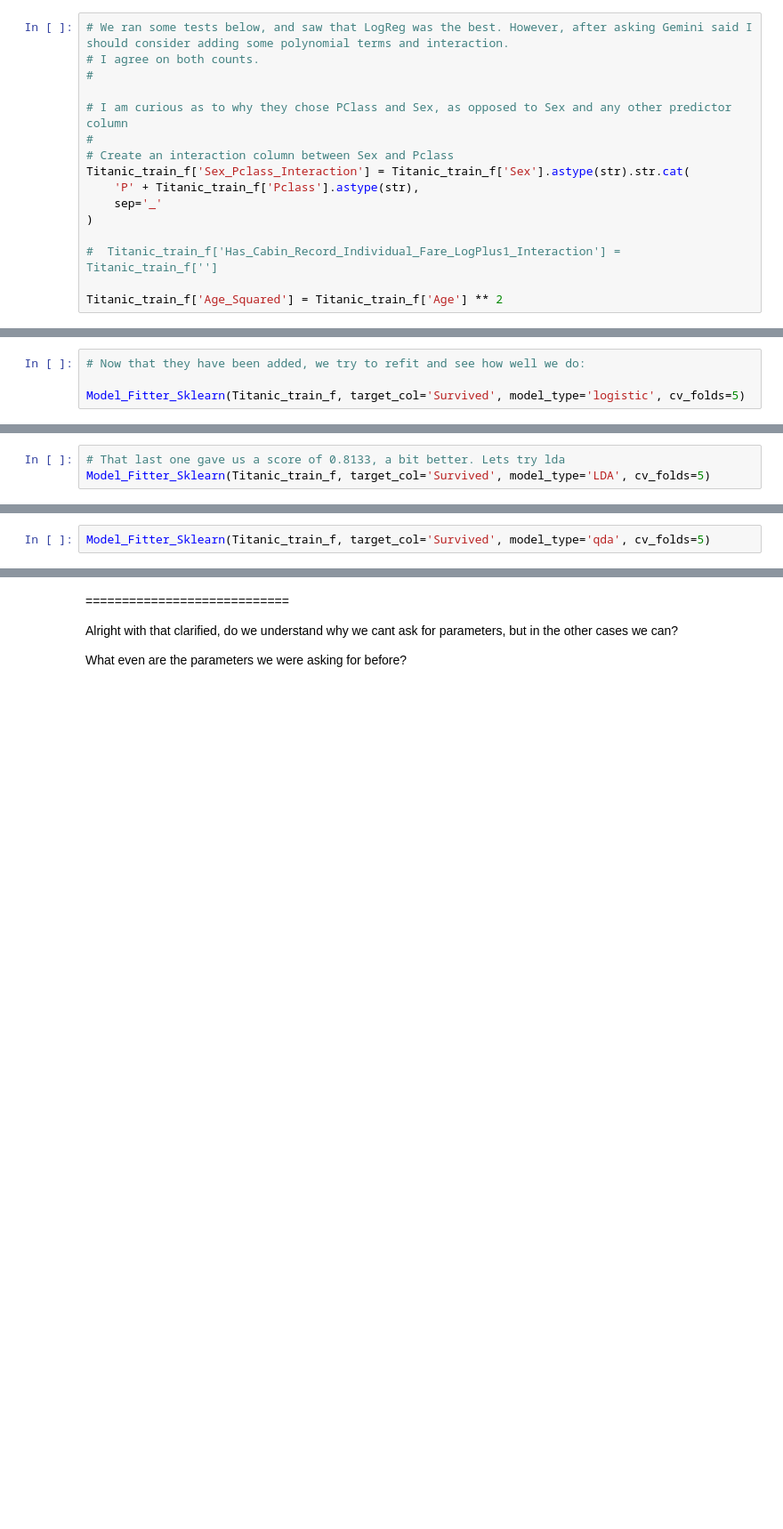
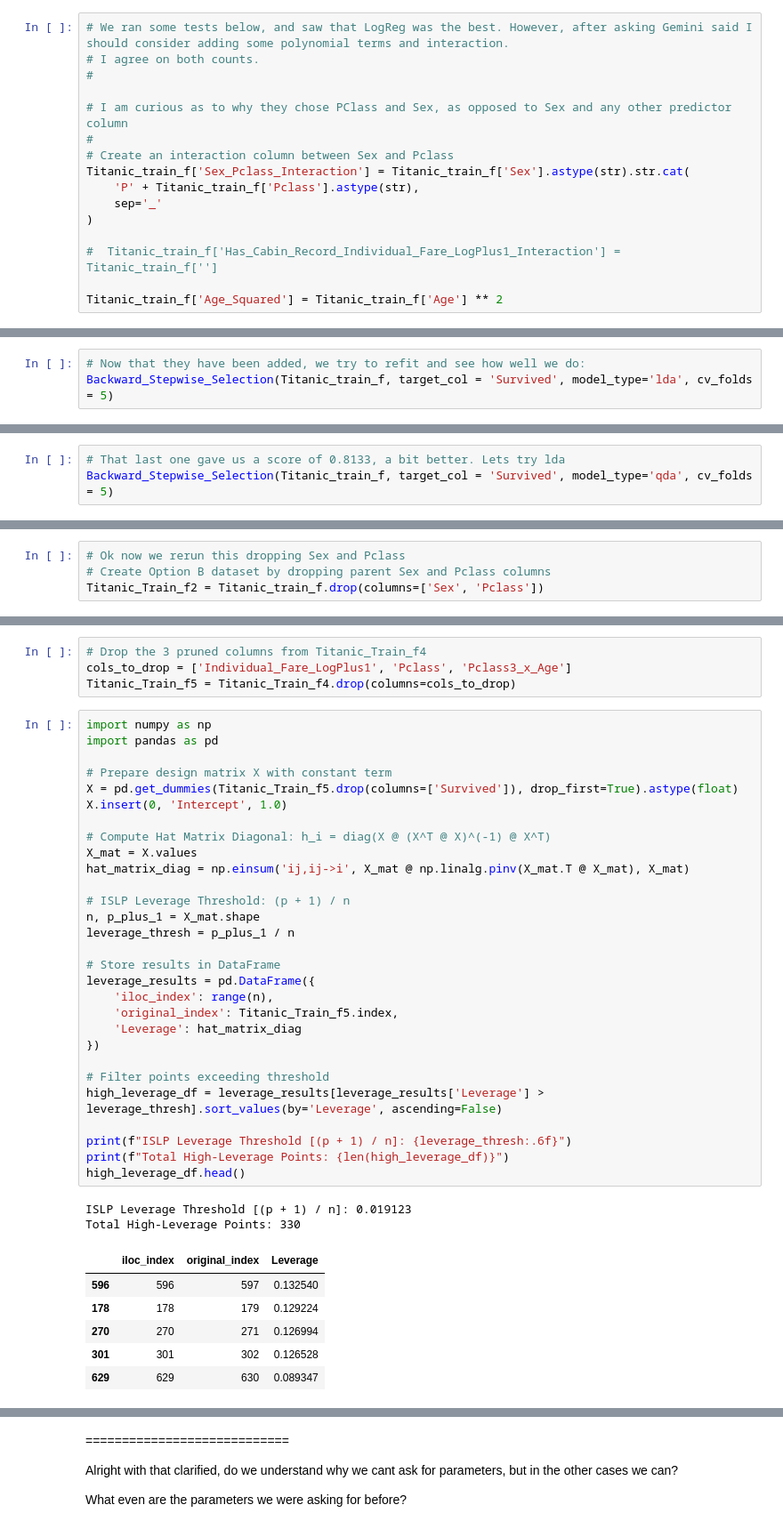
Before and after one commit to Mescoman/Titanic_Kaggle, a Jupyter notebook: Titanic_Notebook_EDA_cleaner.ipynb, the cells around one changed output, grey strips where cells are left out. Shown at 89% size. Cells and saved outputs as stored; diff of their text form; blank space fills up the shorter version.

Commit message:
Added Naive Bayes just in case. Added 3 more interaction Columns. Fixed problem where QDA was creating uninvertible covariance matrix. Investigated high leverage points

```diff
--- a/Titanic_Notebook_EDA_cleaner.ipynb
+++ b/Titanic_Notebook_EDA_cleaner.ipynb
@@ -749,5 +881,4 @@ Titanic_train_f.head(20)
 # %%
 # Now that they have been added, we try to refit and see how well we do:
-
-Model_Fitter_Sklearn(Titanic_train_f, target_col='Survived', model_type='logistic', cv_folds=5)
+Backward_Stepwise_Selection(Titanic_train_f, target_col = 'Survived', model_type='lda', cv_folds = 5)
 # %% [output]
@@ -804,5 +919,5 @@ Please also refer to the documentation for alternative solver options:
 # %%
 # That last one gave us a score of 0.8133, a bit better. Lets try lda
-Model_Fitter_Sklearn(Titanic_train_f, target_col='Survived', model_type='LDA', cv_folds=5)
+Backward_Stepwise_Selection(Titanic_train_f, target_col = 'Survived', model_type='qda', cv_folds = 5)
 # %% [output]
 =======================================================
@@ -833,2 +957,4 @@ Mean CV Accuracy:           0.8077
 # %%
-Model_Fitter_Sklearn(Titanic_train_f, target_col='Survived', model_type='qda', cv_folds=5)
+# Ok now we rerun this dropping Sex and Pclass
+# Create Option B dataset by dropping parent Sex and Pclass columns
+Titanic_Train_f2 = Titanic_train_f.drop(columns=['Sex', 'Pclass'])
@@ -839,0 +1196,42 @@ You can try to debug the error by setting error_score='raise'.
+# %%
+# Drop the 3 pruned columns from Titanic_Train_f4
+cols_to_drop = ['Individual_Fare_LogPlus1', 'Pclass', 'Pclass3_x_Age']
+Titanic_Train_f5 = Titanic_Train_f4.drop(columns=cols_to_drop)
+# %%
+import numpy as np
+import pandas as pd
+
+# Prepare design matrix X with constant term
+X = pd.get_dummies(Titanic_Train_f5.drop(columns=['Survived']), drop_first=True).astype(float)
+X.insert(0, 'Intercept', 1.0)
+
+# Compute Hat Matrix Diagonal: h_i = diag(X @ (X^T @ X)^(-1) @ X^T)
+X_mat = X.values
+hat_matrix_diag = np.einsum('ij,ij->i', X_mat @ np.linalg.pinv(X_mat.T @ X_mat), X_mat)
+
+# ISLP Leverage Threshold: (p + 1) / n
+n, p_plus_1 = X_mat.shape
+leverage_thresh = p_plus_1 / n
+
+# Store results in DataFrame
+leverage_results = pd.DataFrame({
+    'iloc_index': range(n),
+    'original_index': Titanic_Train_f5.index,
+    'Leverage': hat_matrix_diag
+})
+
+# Filter points exceeding threshold
+high_leverage_df = leverage_results[leverage_results['Leverage'] > leverage_thresh].sort_values(by='Leverage', ascending=False)
+
+print(f"ISLP Leverage Threshold [(p + 1) / n]: {leverage_thresh:.6f}")
+print(f"Total High-Leverage Points: {len(high_leverage_df)}")
+high_leverage_df.head()
+# %% [output]
+ISLP Leverage Threshold [(p + 1) / n]: 0.019123
+Total High-Leverage Points: 330
+|  | iloc_index | original_index | Leverage |
+| 596 | 596 | 597 | 0.132540 |
+| 178 | 178 | 179 | 0.129224 |
+| 270 | 270 | 271 | 0.126994 |
+| 301 | 301 | 302 | 0.126528 |
+| 629 | 629 | 630 | 0.089347 |
```
Also changed, not shown: parts of 24 cells of this notebook, 1 other file.
